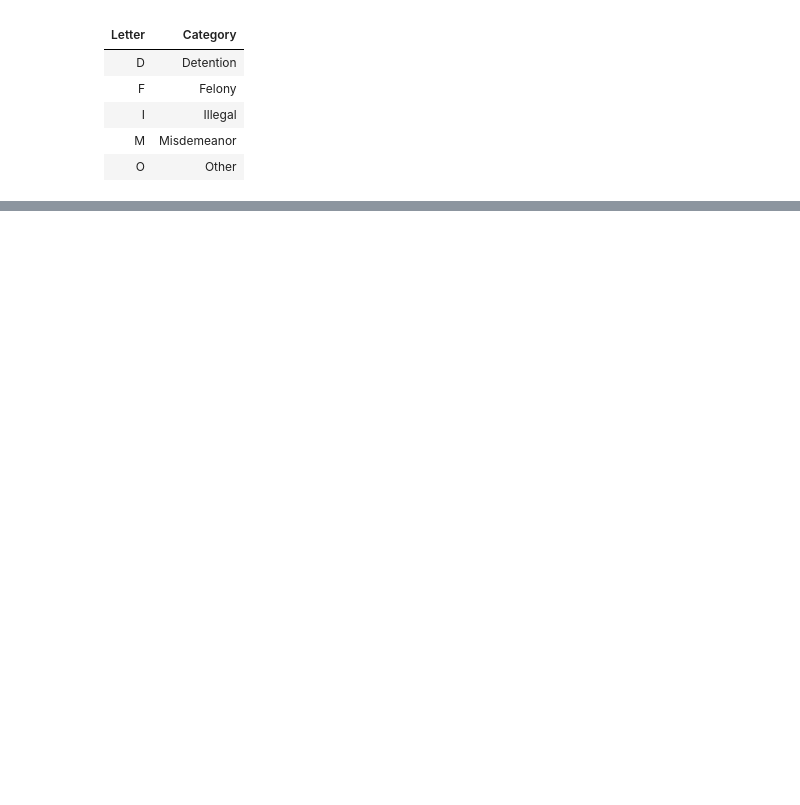
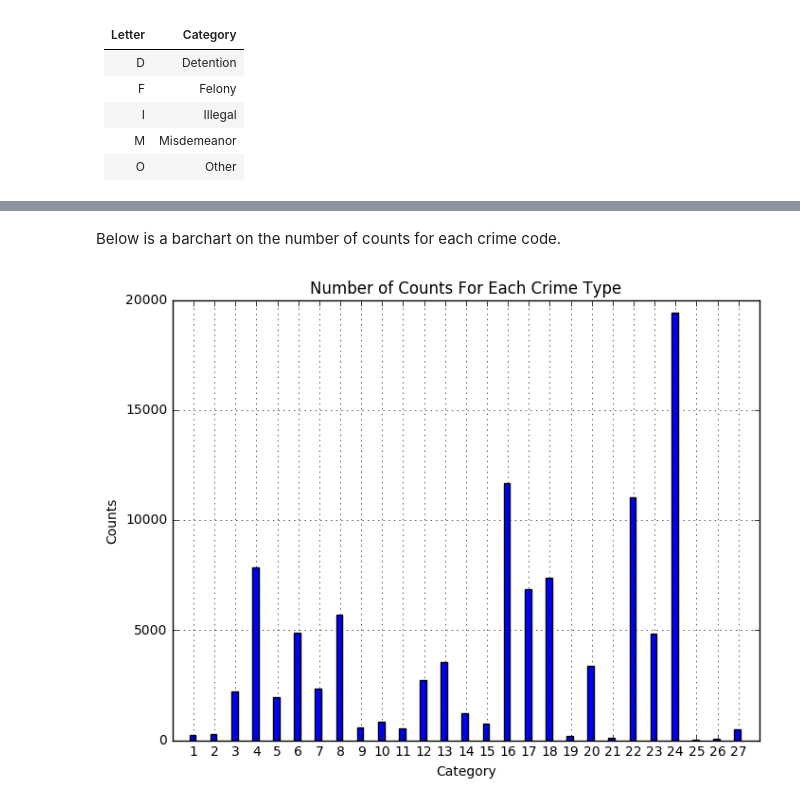
Before and after one commit to ayl019/Nikola, a Jupyter notebook: posts/lapd-crime-data-analysis/index.ipynb, the cells around one changed output, grey strips where cells are left out. Saved outputs shown, nothing was run; the diff lists cells and outputs as text; code cells hidden in the pictures; blank space fills up the shorter version.

```diff
--- a/posts/lapd-crime-data-analysis/index.ipynb
+++ b/posts/lapd-crime-data-analysis/index.ipynb
@@ -270,5 +272,0 @@ array([  1.,   2.,   3.,   4.,   5.,   6.,   7.,   8.,   9.,  10.,  11.,
-# %%
-Race = ['C', 'F', 'G', 'I', 'J', 'K', 'P', 'S', 'V', 'X', 'Z']
-for i in range(0, len(Arrest)):
-    if Arrest['DESCENT_CD'][i] in Race:
-        Arrest.iloc[i, Arrest.columns.get_loc('DESCENT_CD')] = "O"
@@ -480,0 +282,4 @@ full.plot.scatter(x='Female', y='Arrests')
+# %%
+Arrest = Arrest[Arrest['CHRG_GRP_CD'].isin(range(1,28))]
+Arrest.reset_index(drop=True, inplace=True)
+len(Arrest)
@@ -480,0 +316,15 @@ full.plot.scatter(x='Female', y='Arrests')
+# %% [markdown]
+Below is a barchart on the number of counts for each crime code.
+# %%
+a = np.unique(Arrest['CHRG_GRP_CD'], return_counts = True)
+plt.figure(figsize=(8,6))
+plt.bar(a[0]-0.2, a[1], 0.3)
+plt.title('Number of Counts For Each Crime Type')
+plt.xlabel('Category')
+plt.ylabel('Counts')
+plt.xticks(a[0])
+plt.grid(True)
+plt.axis([0,28,0,20000])
+plt.show()
+# %% [output]
+[figure, added]
```
Also changed, not shown: parts of 121 cells of this notebook, 16 other files.
